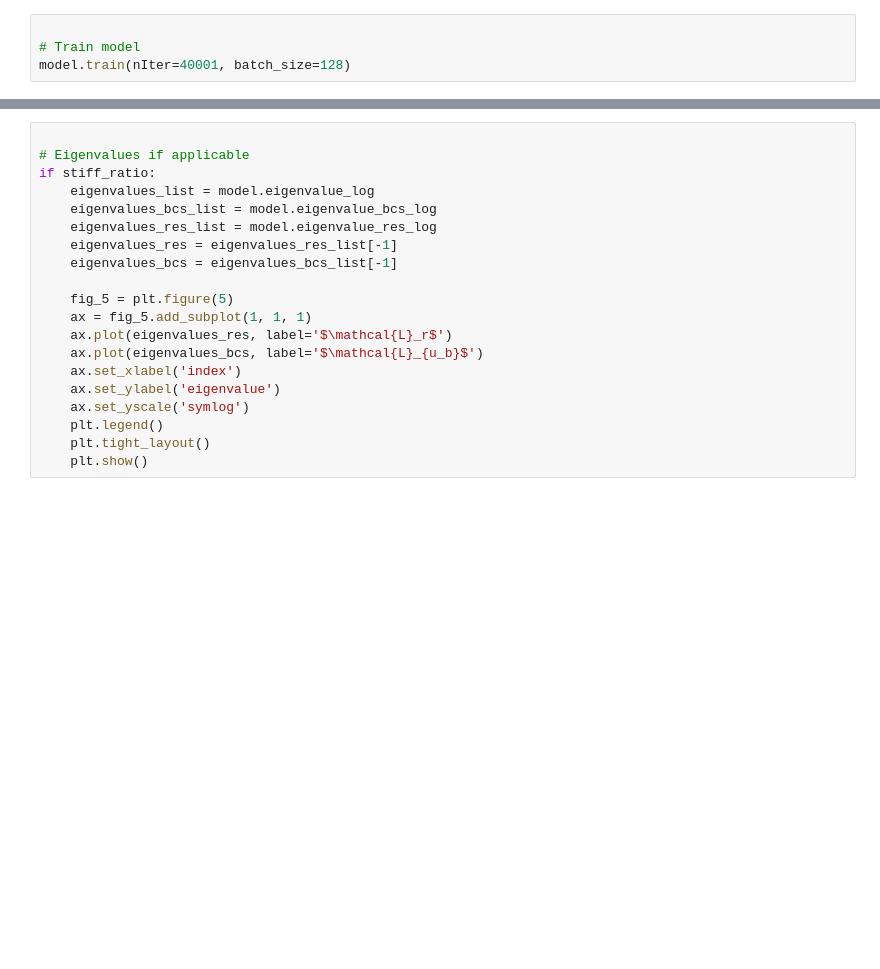
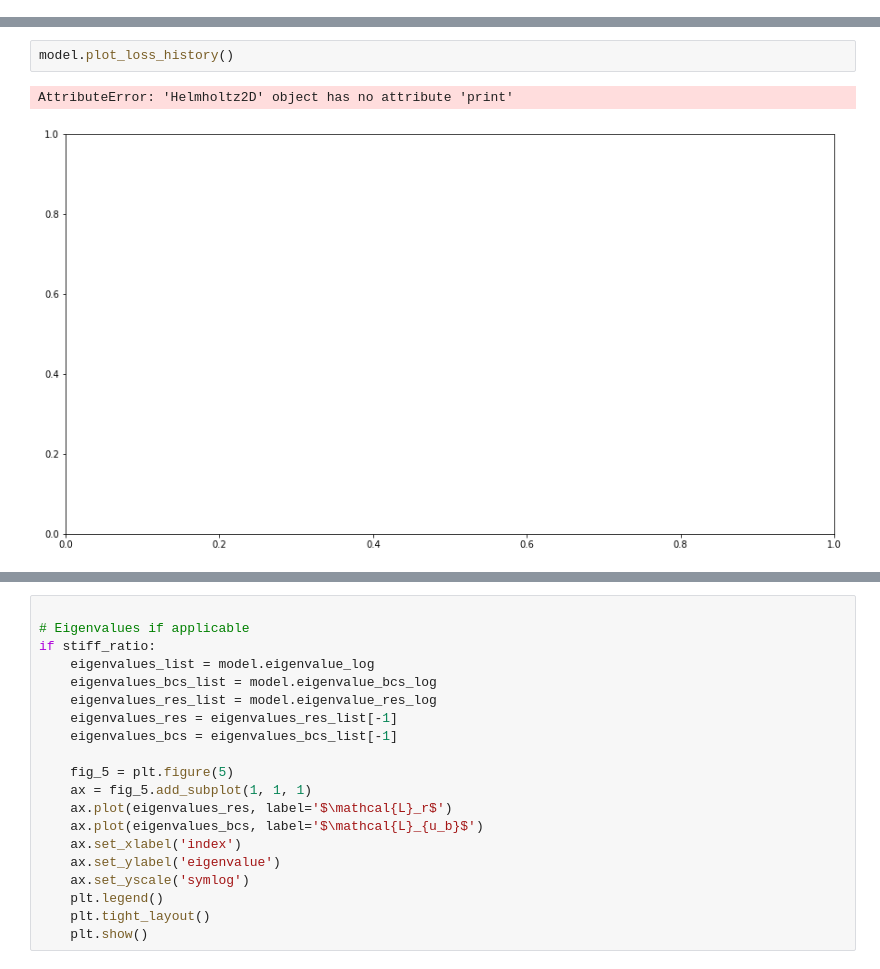
Before and after one commit to afrah/GradientPathologiesPINNs, a Jupyter notebook: Helmholtz/Helmholtz2D_model_tf_M1_original.ipynb, the cells around one changed output, grey strips where cells are left out. Drawn from its saved outputs; the diff is of its cells as text; blank space fills up the shorter version.

```diff
--- a/Helmholtz/Helmholtz2D_model_tf_M1_original.ipynb
+++ b/Helmholtz/Helmholtz2D_model_tf_M1_original.ipynb
@@ -432,4 +534,0 @@ model = Helmholtz2D(layers, operator, ics_sampler, bcs_sampler, res_sampler, lam
-# %%
-
-# Train model
-model.train(nIter=40001, batch_size=128)
@@ -513,0 +755,5 @@ NameError: name 'np' is not defined
+# %%
+model.plot_loss_history()
+# %% [output]
+AttributeError: 'Helmholtz2D' object has no attribute 'print'
+[figure, added]
```
Also changed, not shown: parts of 13 cells of this notebook, 19 other files.
